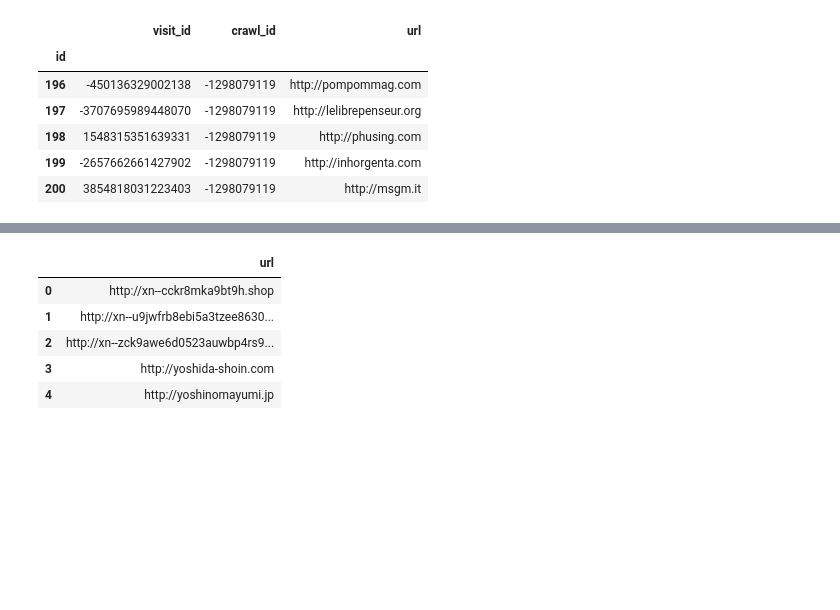
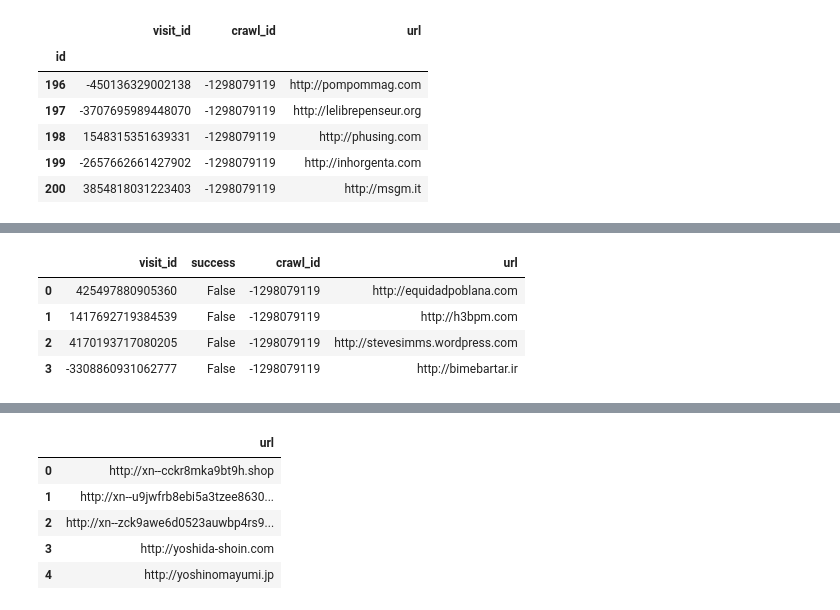
Before and after one commit to birdsarah/faust-selenium, a Jupyter notebook: crawler/data-review.ipynb, the cells around one changed output, grey strips where cells are left out. Saved outputs shown, nothing was run; the diff lists cells and outputs as text; code cells hidden in the pictures; blank space fills up the shorter version.

```diff
--- a/crawler/data-review.ipynb
+++ b/crawler/data-review.ipynb
@@ -49,4 +50,14 @@ True    80
 Name: success, dtype: int64
+# %%
+# Failed crawls
+
+df[df.success == False].merge(pd.read_sql_table('crawl_requests', DB, index_col='id'), on='visit_id')
+# %% [output]
+|  | visit_id | success | crawl_id | url |
+| 0 | 425497880905360 | False | -1298079119 | http://equidadpoblana.com |
+| 1 | 1417692719384539 | False | -1298079119 | http://h3bpm.com |
+| 2 | 4170193717080205 | False | -1298079119 | http://stevesimms.wordpress.com |
+| 3 | -3308860931062777 | False | -1298079119 | http://bimebartar.ir |
 # %%
 df = pd.read_sql_table('javascript', DB, index_col='id')
 print('Javascript')
```
Also changed, not shown: parts of 16 cells of this notebook.
